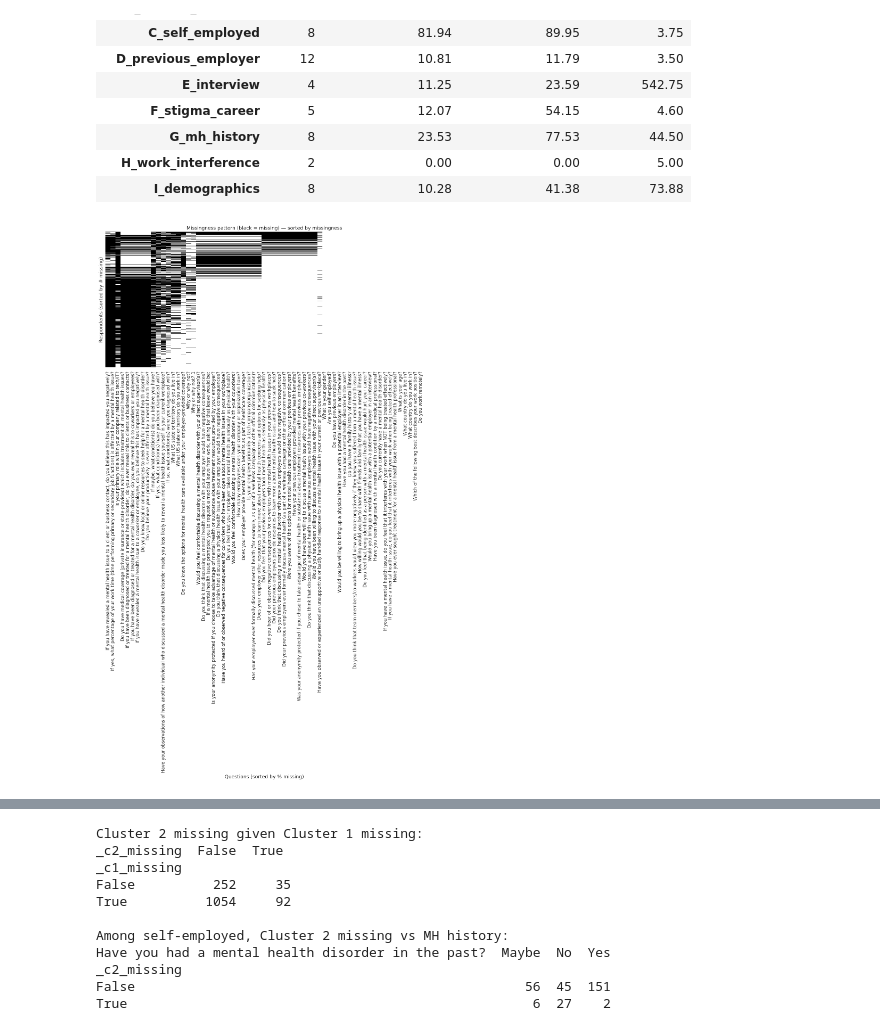
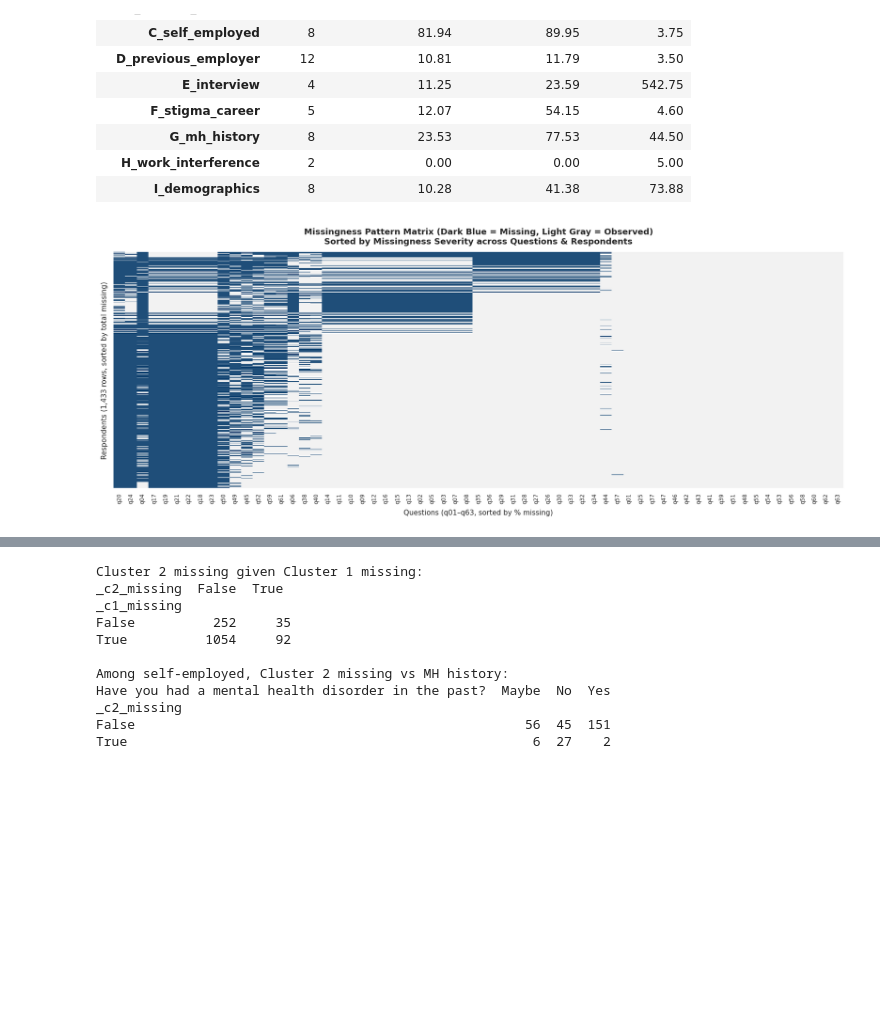
Before and after one commit to Massaquoi716/iu-unsupervisedML-caseStudy, a Jupyter notebook: notebooks/01_eda_and_data_understanding.ipynb, the cells around one changed output, grey strips where cells are left out. Drawn from its saved outputs; the diff is of its cells as text; code cells hidden in the pictures; blank space fills up the shorter version.

```diff
--- a/notebooks/01_eda_and_data_understanding.ipynb
+++ b/notebooks/01_eda_and_data_understanding.ipynb
@@ -227,23 +247,49 @@ col_inventory.groupby('block').agg(
 | H_work_interference | 2 | 0.00 | 0.00 | 5.00 |
 | I_demographics | 8 | 10.28 | 41.38 | 73.88 |
 # %%
+
 # Cell 0.9 — Missingness heatmap (respondents × questions, sorted)
 
-fig, ax = plt.subplots(figsize=(14, 6))
-miss = df.isnull()
-# sort columns by missingness pct, rows by total missing
+fig, ax = plt.subplots(figsize=(15, 6))
+
+# Map full question text to short IDs (q01..q63) for clean x-axis labeling
+qtext_to_sid = dict(zip(col_inventory['question_text'], col_inventory['short_id']))
+
+# Create missingness matrix and rename columns to short IDs
+miss = df.isnull().rename(columns=qtext_to_sid)
+
+# Sort columns by missingness % and rows by total missing count
 col_order = miss.mean().sort_values(ascending=False).index
 row_order = miss.sum(axis=1).sort_values(ascending=False).index
-sns.heatmap(miss.loc[row_order, col_order], cbar=False, cmap='gray_r', ax=ax,
-            yticklabels=False)
-ax.set_title('Missingness pattern (black = missing) — sorted by missingness')
-ax.set_xlabel('Questions (sorted by % missing)')
-ax.set_ylabel('Respondents (sorted by # missing)')
+
+# Plot heatmap using clean short IDs on x-axis
+# Color scheme: Dark Blue (#1f4e79) = Missing, Light Neutral (#f2f2f2) = Observed
+sns.heatmap(
+    miss.loc[row_order, col_order],
+    cbar=False,
+    cmap=sns.color_palette(['#f2f2f2', '#1f4e79']),
+    ax=ax,
+    yticklabels=False,
+    xticklabels=True
+)
+
+# Custom formatting and labels
+ax.set_title(
+    'Missingness Pattern Matrix (Dark Blue = Missing, Light Gray = Observed)\n'
+    'Sorted by Missingness Severity across Questions & Respondents',
+    fontsize=12, fontweight='bold', pad=12
+)
+ax.set_xlabel('Questions (q01–q63, sorted by % missing)', fontsize=10, labelpad=8)
+ax.set_ylabel('Respondents (1,433 rows, sorted by total missing)', fontsize=10, labelpad=8)
+
+# Format x-axis tick labels for readability
+plt.xticks(rotation=90, fontsize=8)
+
 plt.tight_layout()
-plt.savefig(FIGDIR / 'missingness_heatmap.png', bbox_inches='tight')
+plt.savefig(FIGDIR / 'missingness_heatmap.png', bbox_inches='tight', dpi=300)
 plt.show()
 # %% [output]
-[figure, old version]
+[figure, new version]
 # %%
 # Cell 1.0 — Hierarchical clustering of columns by missingness pattern
 miss = df.isnull().astype(int)
```
Also changed, not shown: parts of 21 cells of this notebook, 28 other files.
